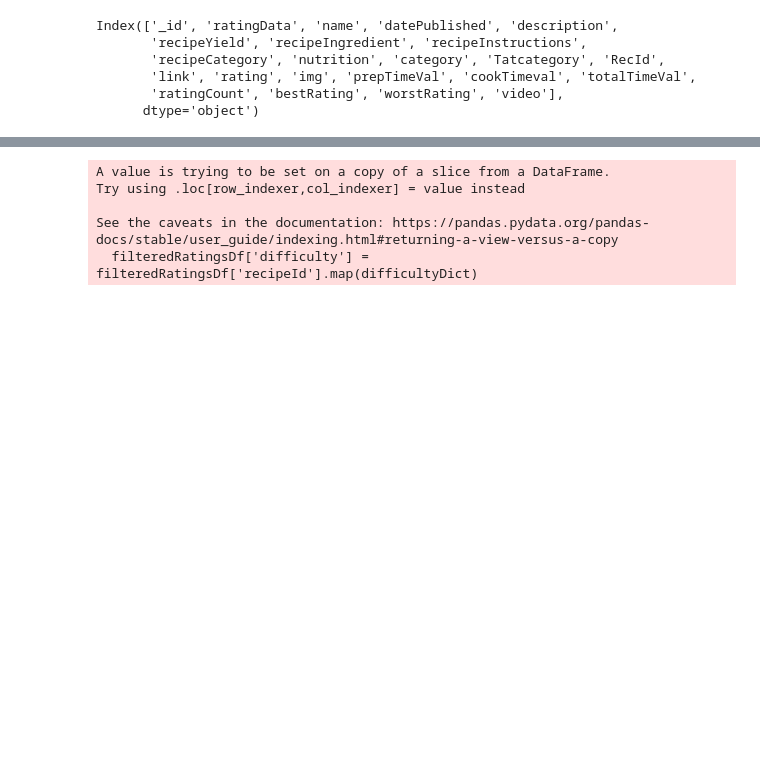
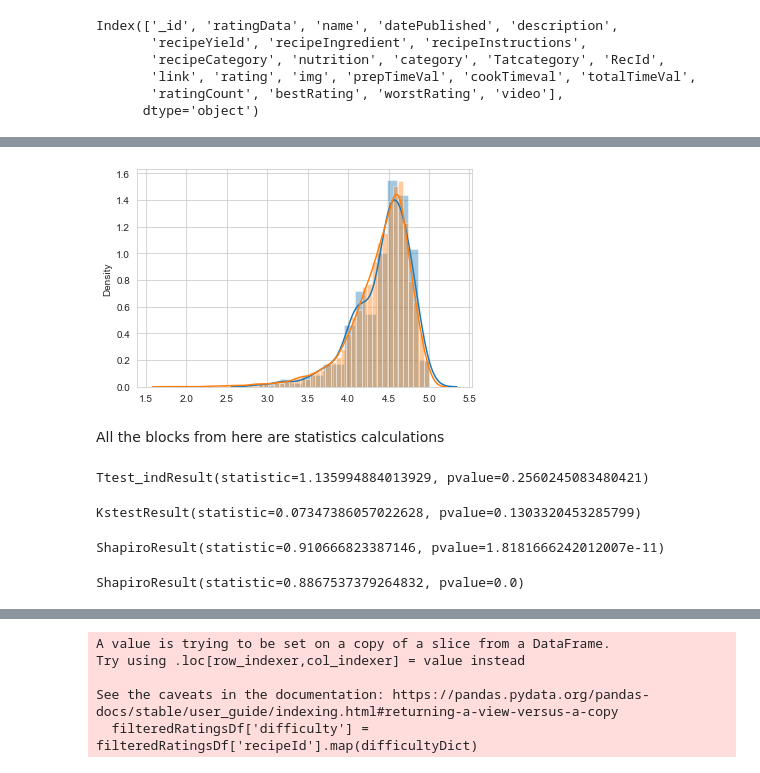
Before and after one commit to ohadf2015/big-data-recipies, a Jupyter notebook: project_updated.ipynb, the cells around one changed output, grey strips where cells are left out. Cells and saved outputs as stored; diff of their text form; code cells hidden in the pictures; blank space fills up the shorter version.

```diff
--- a/project_updated.ipynb
+++ b/project_updated.ipynb
@@ -97 +242,25 @@ plt.scatter(time_df.iloc[:, 1], time_df.iloc[:,0], c=y_kmeans, s=50, cmap="virid
+# %%
+import seaborn as sns
+ax=sns.distplot(long_time)
+dx=sns.distplot(short_time)
+# %% [output]
+[figure, added]
+# %% [markdown]
+All the blocks from here are statistics calculations
+# %%
+stats.ttest_ind(long_time, short_time)
+# %% [output]
+Ttest_indResult(statistic=1.135994884013929, pvalue=0.2560245083480421)
+# %%
+stats.ks_2samp(long_time, short_time)
+# %% [output]
+KstestResult(statistic=0.07347386057022628, pvalue=0.1303320453285799)
+# %%
+stats.shapiro(long_time)
+# %% [output]
+ShapiroResult(statistic=0.910666823387146, pvalue=1.8181666242012007e-11)
+# %%
+stats.shapiro(short_time)
+# %% [output]
+ShapiroResult(statistic=0.8867537379264832, pvalue=0.0)
 # %% [markdown]
```
Also changed, not shown: parts of 45 cells of this notebook, 11 other files.
